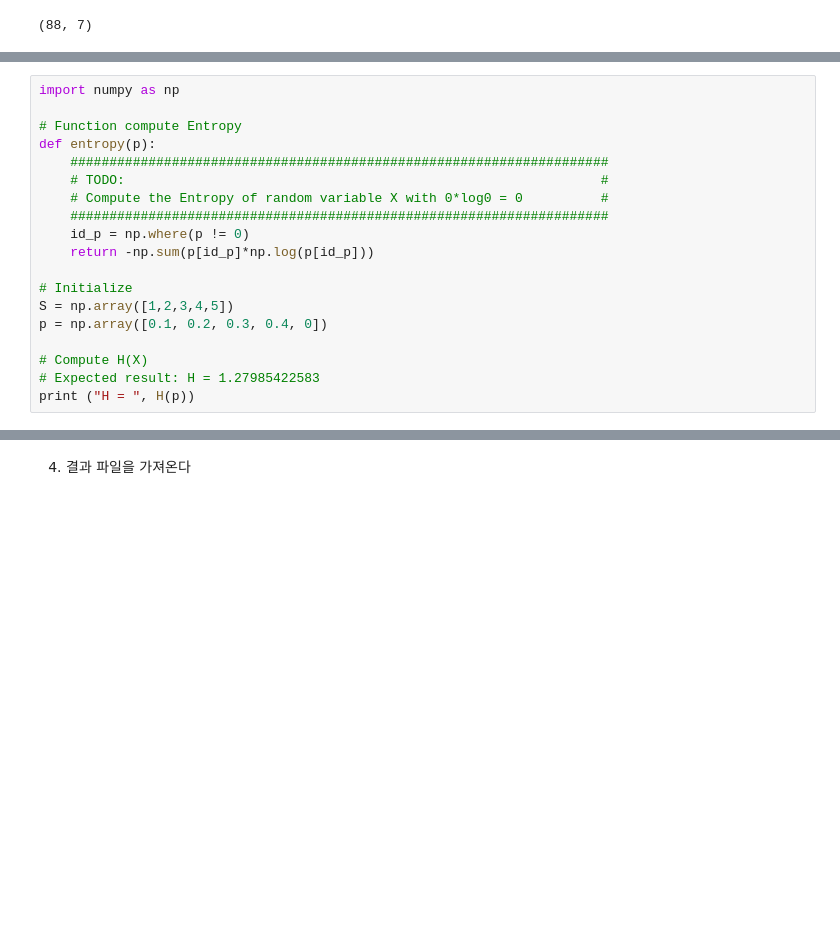
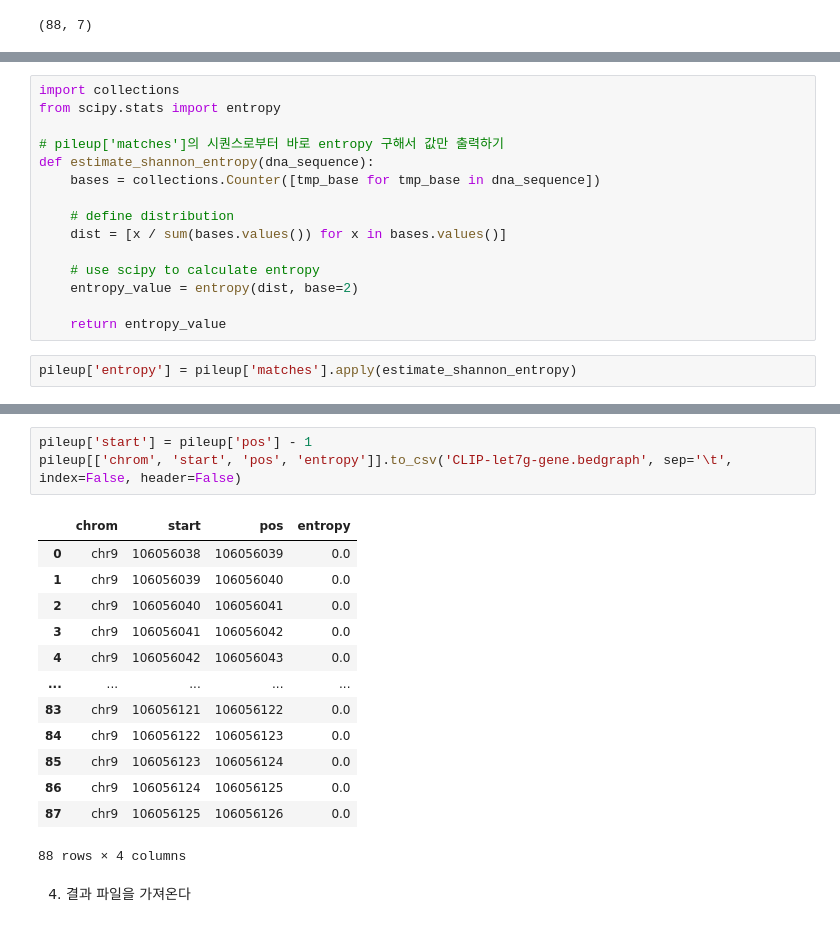
Before and after one commit to babaling/2021bioinfo1, a Jupyter notebook: Mission/Mission 3.ipynb, the cells around one changed output, grey strips where cells are left out. Cells and saved outputs as stored; diff of their text form; blank space fills up the shorter version.

```diff
--- a/Mission/Mission 3.ipynb
+++ b/Mission/Mission 3.ipynb
@@ -216,19 +208,0 @@ See the caveats in the documentation: http://pandas.pydata.org/pandas-docs/stabl
-# %%
-import numpy as np
-
-# Function compute Entropy
-def entropy(p):
-    #####################################################################
-    # TODO:                                                             #
-    # Compute the Entropy of random variable X with 0*log0 = 0          #
-    #####################################################################
-    id_p = np.where(p != 0)
-    return -np.sum(p[id_p]*np.log(p[id_p]))
-
-# Initialize
-S = np.array([1,2,3,4,5])
-p = np.array([0.1, 0.2, 0.3, 0.4, 0])
-
-# Compute H(X)
-# Expected result: H = 1.27985422583
-print ("H = ", H(p))
@@ -235 +233,18 @@ print ("H = ", H(p))
+# %%
+import collections
+from scipy.stats import entropy
+
+# pileup['matches']의 시퀀스로부터 바로 entropy 구해서 값만 출력하기
+def estimate_shannon_entropy(dna_sequence):
+    bases = collections.Counter([tmp_base for tmp_base in dna_sequence])
+
+    # define distribution
+    dist = [x / sum(bases.values()) for x in bases.values()]
+
+    # use scipy to calculate entropy
+    entropy_value = entropy(dist, base=2)
+
+    return entropy_value
+# %%
+pileup['entropy'] = pileup['matches'].apply(estimate_shannon_entropy)
 # %% [markdown]
@@ -237,2 +258,19 @@ print ("H = ", H(p))
+# %%
+pileup['start'] = pileup['pos'] - 1
+pileup[['chrom', 'start', 'pos', 'entropy']].to_csv('CLIP-let7g-gene.bedgraph', sep='\t', index=False, header=False)
+# %% [output]
+|  | chrom | start | pos | entropy |
+| 0 | chr9 | 106056038 | 106056039 | 0.0 |
+| 1 | chr9 | 106056039 | 106056040 | 0.0 |
+| 2 | chr9 | 106056040 | 106056041 | 0.0 |
+| 3 | chr9 | 106056041 | 106056042 | 0.0 |
+| 4 | chr9 | 106056042 | 106056043 | 0.0 |
+| ... | ... | ... | ... | ... |
+| 83 | chr9 | 106056121 | 106056122 | 0.0 |
+| 84 | chr9 | 106056122 | 106056123 | 0.0 |
+| 85 | chr9 | 106056123 | 106056124 | 0.0 |
+| 86 | chr9 | 106056124 | 106056125 | 0.0 |
+| 87 | chr9 | 106056125 | 106056126 | 0.0 |
+88 rows × 4 columns
 # %% [markdown]
 4. 결과 파일을 가져온다
```
Also changed, not shown: parts of 12 cells of this notebook, 1 other file.
